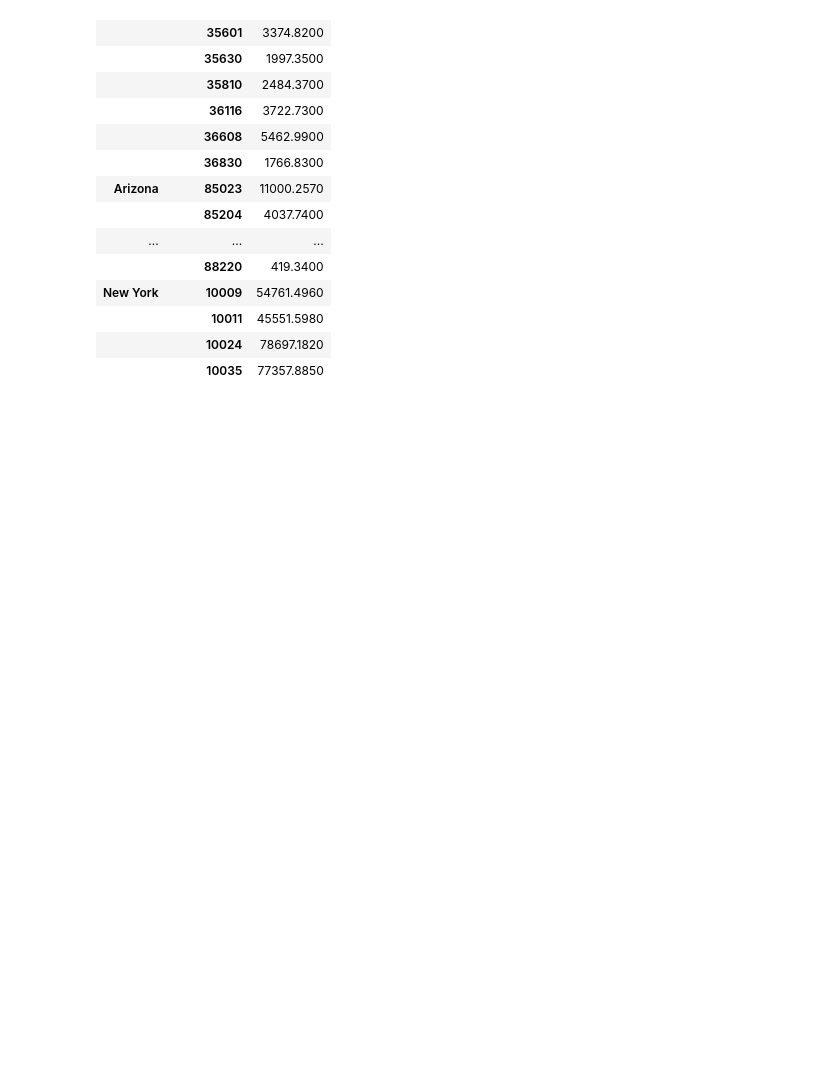
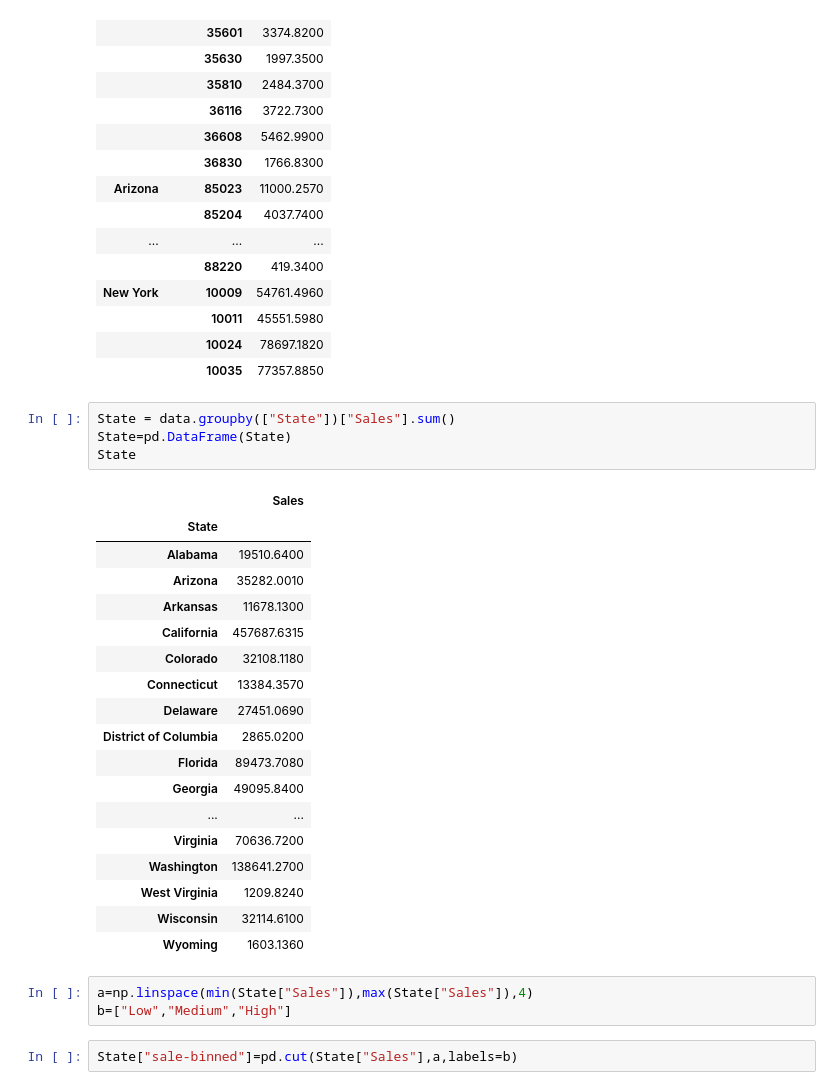
Before and after one commit to KhalidBagha/Sales-Analysis, a Jupyter notebook: Sales Analysis.ipynb, the cells around one changed output. Drawn from its saved outputs; the diff is of its cells as text; blank space fills up the shorter version.

```diff
--- a/Sales Analysis.ipynb
+++ b/Sales Analysis.ipynb
@@ -284,3 +282,31 @@ storeSales
 |  | 10011 | 45551.5980 |
 |  | 10024 | 78697.1820 |
 |  | 10035 | 77357.8850 |
+# %%
+State = data.groupby(["State"])["Sales"].sum()
+State=pd.DataFrame(State)
+State
+# %% [output]
+|  | Sales |
+| State |  |
+| Alabama | 19510.6400 |
+| Arizona | 35282.0010 |
+| Arkansas | 11678.1300 |
+| California | 457687.6315 |
+| Colorado | 32108.1180 |
+| Connecticut | 13384.3570 |
+| Delaware | 27451.0690 |
+| District of Columbia | 2865.0200 |
+| Florida | 89473.7080 |
+| Georgia | 49095.8400 |
+| ... | ... |
+| Virginia | 70636.7200 |
+| Washington | 138641.2700 |
+| West Virginia | 1209.8240 |
+| Wisconsin | 32114.6100 |
+| Wyoming | 1603.1360 |
+# %%
+a=np.linspace(min(State["Sales"]),max(State["Sales"]),4)
+b=["Low","Medium","High"]
+# %%
+State["sale-binned"]=pd.cut(State["Sales"],a,labels=b)
```
Also changed, not shown: parts of 7 cells of this notebook.
